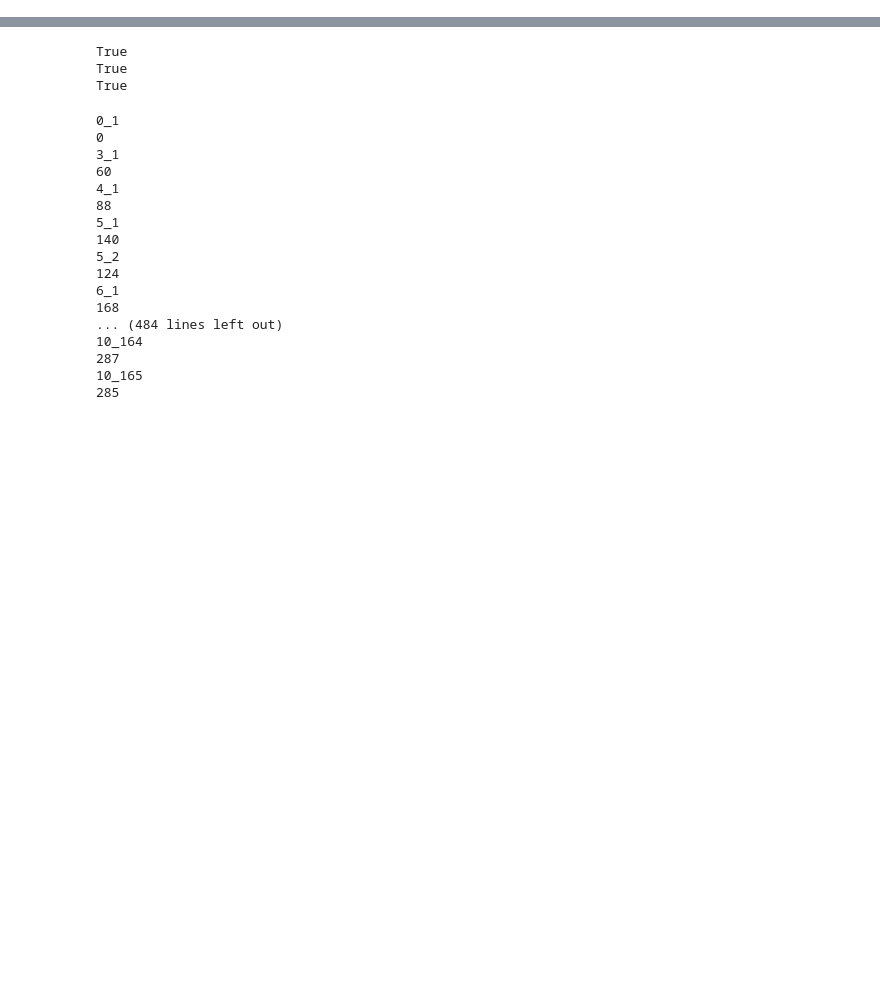
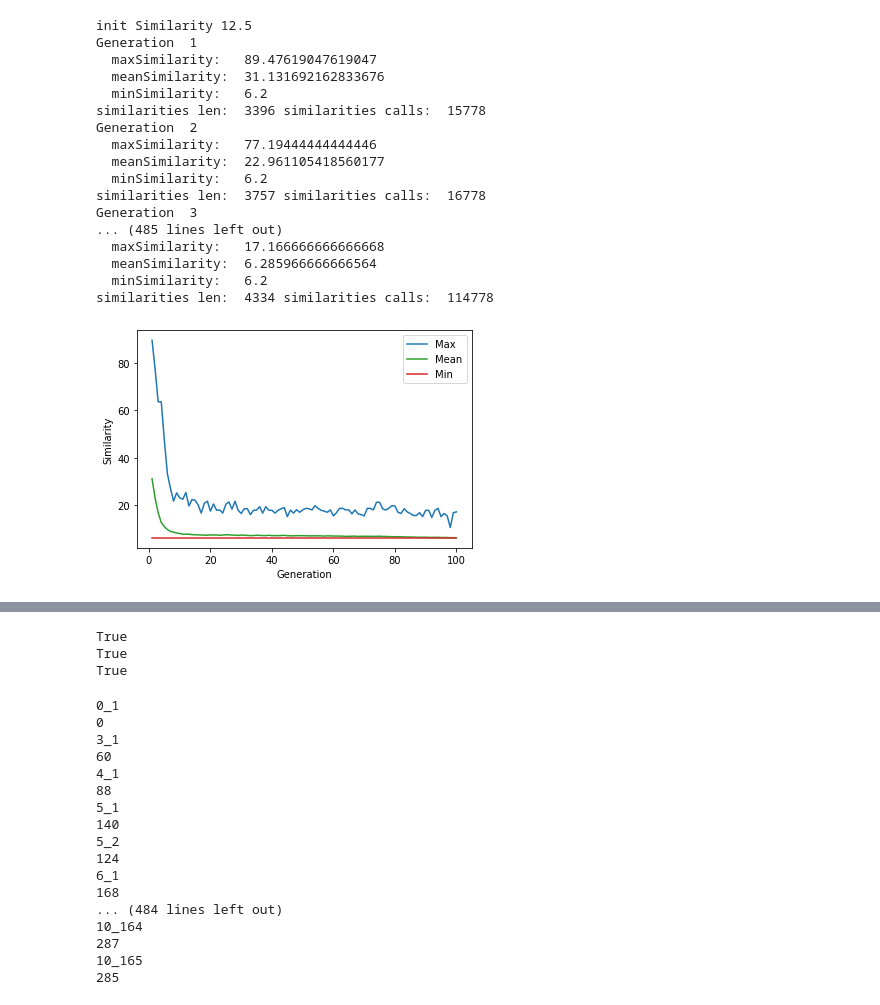
Before and after one commit to jeronimocabezuelo/KnotIA2, a Jupyter notebook: Notebook.ipynb, the cells around one changed output, grey strips where cells are left out. Drawn from its saved outputs; the diff is of its cells as text; code cells hidden in the pictures; blank space fills up the shorter version.

```diff
--- a/Notebook.ipynb
+++ b/Notebook.ipynb
@@ -16,0 +117,34 @@ import sympy as sym
+# %%
+print("init Similarity",difference(knot_3_1_1, knot_3_1_2))
+
+_,_,differencesMMM = areSameKnotGA(knot_3_1_1, knot_3_1_2,
+                                    numberOfIndividuals=500,
+                                    numberOfGenerations=100,
+                                    debug=1,
+                                    maxMutationRateType = 0.045,
+                                    minMutationRateType = 0.001,
+                                    maxMutationRateGene = 0.09,
+                                    minMutationRateGene = 0.002,
+                                    maxMutationRateGenes = 0.14,
+                                    minMutationRateGenes = 0.006,
+                                    differences = differences)
+plotDifferences(differencesMMM)
+# %% [output]
+init Similarity 12.5
+Generation  1
+  maxSimilarity:   89.47619047619047
+  meanSimilarity:  31.131692162833676
+  minSimilarity:   6.2
+similarities len:  3396 similarities calls:  15778
+Generation  2
+  maxSimilarity:   77.19444444444446
+  meanSimilarity:  22.961105418560177
+  minSimilarity:   6.2
+similarities len:  3757 similarities calls:  16778
+Generation  3
+... (485 lines left out)
+  maxSimilarity:   17.166666666666668
+  meanSimilarity:  6.285966666666564
+  minSimilarity:   6.2
+similarities len:  4334 similarities calls:  114778
+[figure, added]
```
Also changed, not shown: parts of 19 cells of this notebook, 15 other files.
